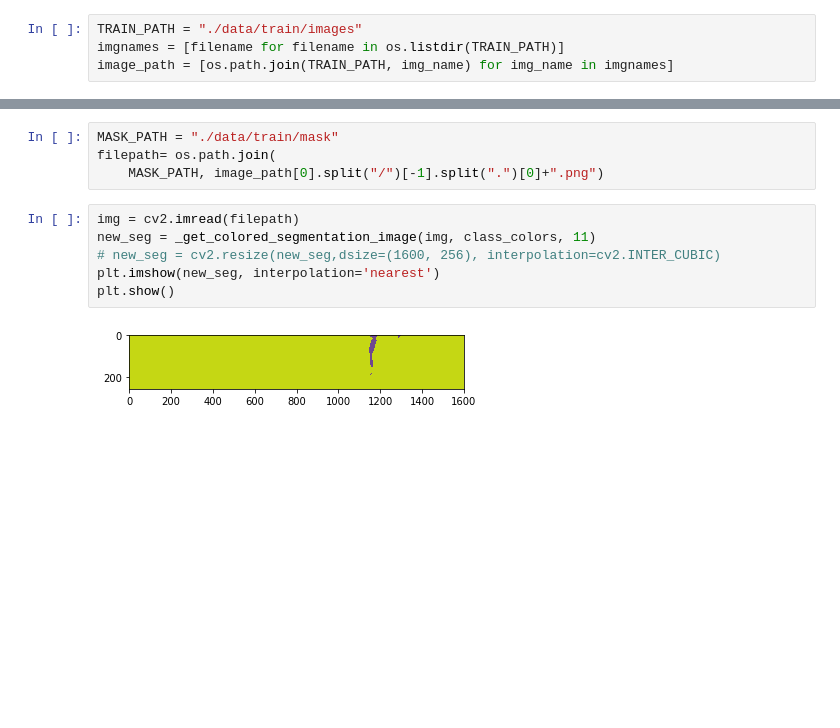
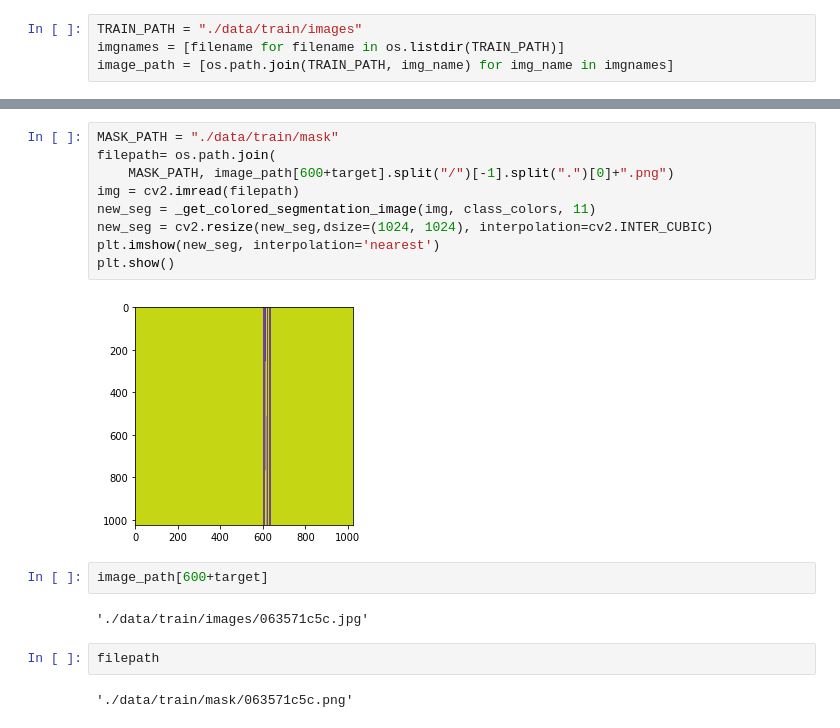
Before and after one commit to blissray/ml-d-project, a Jupyter notebook: code/dl/semantic_segmentation/steel_defect/show_masks.ipynb, the cells around one changed output, grey strips where cells are left out. Saved outputs shown, nothing was run; the diff lists cells and outputs as text; blank space fills up the shorter version.

```diff
--- a/code/dl/semantic_segmentation/steel_defect/show_masks.ipynb
+++ b/code/dl/semantic_segmentation/steel_defect/show_masks.ipynb
@@ -167,12 +185,19 @@ plt.show()
 # %%
 MASK_PATH = "./data/train/mask"
 filepath= os.path.join(
-    MASK_PATH, image_path[0].split("/")[-1].split(".")[0]+".png")
+    MASK_PATH, image_path[600+target].split("/")[-1].split(".")[0]+".png")
+img = cv2.imread(filepath)
+new_seg = _get_colored_segmentation_image(img, class_colors, 11)
+new_seg = cv2.resize(new_seg,dsize=(1024, 1024), interpolation=cv2.INTER_CUBIC)
+plt.imshow(new_seg, interpolation='nearest')
+plt.show()
+# %% [output]
+[figure, added]
-# %%
-img = cv2.imread(filepath)
-new_seg = _get_colored_segmentation_image(img, class_colors, 11)
-# new_seg = cv2.resize(new_seg,dsize=(1600, 256), interpolation=cv2.INTER_CUBIC)
-plt.imshow(new_seg, interpolation='nearest')
-plt.show()
-# %% [output]
-[figure, removed]
+# %%
+image_path[600+target]
+# %% [output]
+'./data/train/images/063571c5c.jpg'
+# %%
+filepath
+# %% [output]
+'./data/train/mask/063571c5c.png'
```
Also changed, not shown: parts of 13 cells of this notebook, 1 other file.
